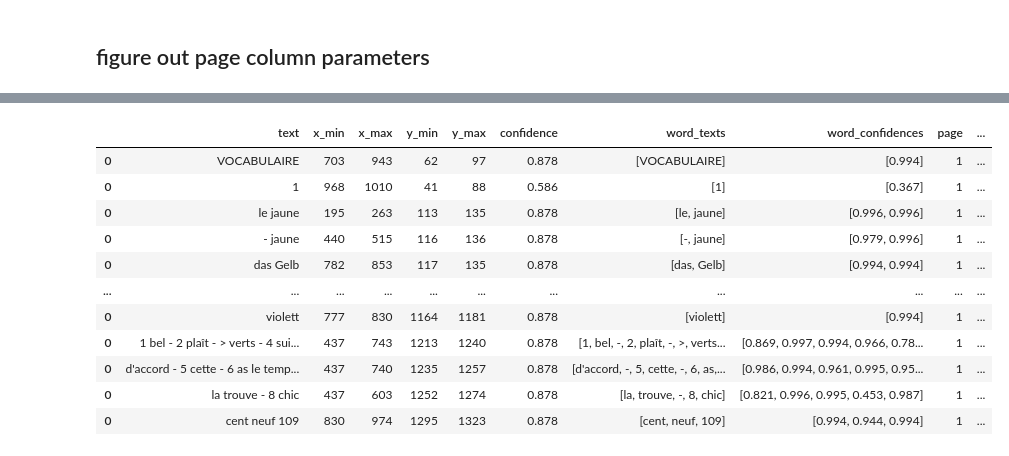
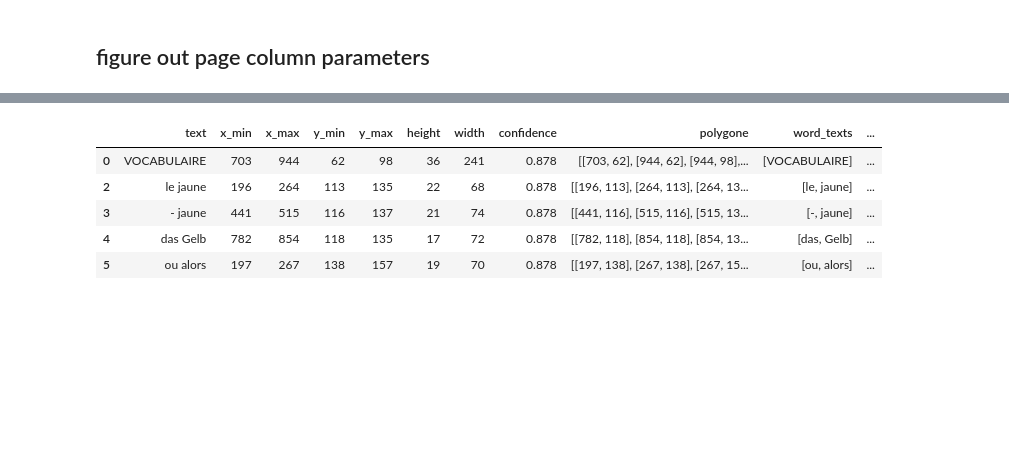
Before and after one commit to Dr-Nuke/voki, a Jupyter notebook: notebooks/voki.ipynb, the cells around one changed output, grey strips where cells are left out. Drawn from its saved outputs; the diff is of its cells as text; code cells hidden in the pictures; blank space fills up the shorter version.

```diff
--- a/notebooks/voki.ipynb
+++ b/notebooks/voki.ipynb
@@ -138,24 +157,28 @@ page_height,page_width,n_channels = im.shape
 line_thickness = 2
 
 props = {'left':
-         {'x':[170,220,450],
+         {'x':[170,260,5000],
           'col':(0, 128, 128)},
          'right':
-         {'x':[750,810,1000],
+         {'x':[750,850,1050],
           'col':(128, 0, 128)},
          'center':
-         {'x':[410,460,800],
+         {'x':[410,500,850],
           'col':(128, 128, 128)}
         }
 
 canvas_start = (170,100)
-canvas_end = (1050,1400)
+canvas_end = (1050,1300)
 canvas_color = (0,0,128)
 
-im = cv2.rectangle(im, canvas_start, canvas_end, canvas_color, line_thickness)
+labels = ['french','german','sentence']
+delta_median = 10
+
+im = cv2.rectangle(im, canvas_start, canvas_end, (200,200,0), line_thickness)
 
 for prop,vals in props.items():
     for x in vals['x']:
+        # im = cv2.line(im, (x, canvas_start[1]), (x, canvas_end[1]), vals['col'], thickness=line_thickness)
         im = cv2.line(im, (x, canvas_start[1]), (x, canvas_end[1]), vals['col'], thickness=line_thickness)
-
-myimshow(im)
+im_boxes = deepcopy(im)
+# myimshow(im)
@@ -166,37 +227,56 @@ def page_data_to_df(data)
 # %%
+show_pages = 45
 
-for i, image in enumerate(image_list[:1]):
+dfs=[]
+for i, (image,data_processed) in enumerate(zip(image_list,results)):
     # get data for one page
     data = getpage(data_raw,i)
-    w_inch=data['width']
-    h_inch=data['height']
-    im=deepcopy(image)
-    im = np.array(im)
-    im = im[:, :, ::-1].copy()
+#     w_inch=data['width']
+#     h_inch=data['height']
+    im = data_processed['im']
     h_pix ,w_pix,_ = im.shape
 
-    dfs = []
     # go through all lines and record the coordinates
     for j,line in enumerate(data['lines']):
         df_dict = {}
-        box_points = box_to_polygon(line['bounding_box'],w_inch,h_inch,w_pix,h_pix)
-
+        box_points = data_processed['line_polygons'][j]
+        x_min = np.min(box_points[:,0])
+        x_max = np.max(box_points[:,0])
+        y_min = np.min(box_points[:,1])
+        y_max = np.max(box_points[:,1])
         df_dict = {'text': [line['text']],
-                   'x_min' : [np.min(box_points[:,0])],
-                   'x_max': [np.max(box_points[:,0])],
-                   'y_min': [np.min(box_points[:,1])],
-                   'y_max': [np.max(box_points[:,1])],
+                   'x_min' : [x_min],
+                   'x_max': [x_max],
+                   'y_min': [y_min],
+                   'y_max': [y_max],
+                   'height': [y_max - y_min],
+                   'width': [x_max - x_min],
                    'confidence': [line['appearance']['style']['confidence']],
+                   'polygone': [box_points],
                    'word_texts': [[word['text'] for word in line['words']]],
                    'word_confidences': [[word['confidence'] for word in line['words']]],
-
-                   'page': data['page'],
-                   'page_angle': data['angle'],
-                   'page': data['page'],
+                   'page': [data['page']],
+                   'page_angle': [data['angle']],
+                   'words':[line['words']],
                    }
         dfs.append(pd.DataFrame(df_dict))
 
+df = pd.concat(dfs).reset_index(drop=True)
+df["id"] = df.index
 
-df = pd.concat(dfs)
-df
+# identify right column / french words
+df = df[df['text'].str.len()>1] # single chars
+# df = df[df['width']<400] # too long lines
+df = df[df['y_max']<canvas_end[1]]
+df = identify_french_voki(df,props['left'])
+df = identify_german_voki(df,props['right'])
+df = identify_sentence(df,props['center'])
+df['label']=df[labels].dot(df[labels].columns)
+# df = clean_df_1(df)
+
+
+#check that no field was double labeled
+print('unique language check')
+print(df[['french','german','sentence']].sum(axis=1).value_counts())
+df.head()
 # %% [output]
@@ -203,12 +287,6 @@ df
-|  | text | x_min | x_max | y_min | y_max | confidence | word_texts | word_confidences | page | ... |
-| 0 | VOCABULAIRE | 703 | 943 | 62 | 97 | 0.878 | [VOCABULAIRE] | [0.994] | 1 | ... |
-| 0 | 1 | 968 | 1010 | 41 | 88 | 0.586 | [1] | [0.367] | 1 | ... |
-| 0 | le jaune | 195 | 263 | 113 | 135 | 0.878 | [le, jaune] | [0.996, 0.996] | 1 | ... |
-| 0 | - jaune | 440 | 515 | 116 | 136 | 0.878 | [-, jaune] | [0.979, 0.996] | 1 | ... |
-| 0 | das Gelb | 782 | 853 | 117 | 135 | 0.878 | [das, Gelb] | [0.994, 0.994] | 1 | ... |
-| ... | ... | ... | ... | ... | ... | ... | ... | ... | ... | ... |
-| 0 | violett | 777 | 830 | 1164 | 1181 | 0.878 | [violett] | [0.994] | 1 | ... |
-| 0 | 1 bel - 2 plaît - > verts - 4 sui... | 437 | 743 | 1213 | 1240 | 0.878 | [1, bel, -, 2, plaît, -, >, verts... | [0.869, 0.997, 0.994, 0.966, 0.78... | 1 | ... |
-| 0 | d'accord - 5 cette - 6 as le temp... | 437 | 740 | 1235 | 1257 | 0.878 | [d'accord, -, 5, cette, -, 6, as,... | [0.986, 0.994, 0.961, 0.995, 0.95... | 1 | ... |
-| 0 | la trouve - 8 chic | 437 | 603 | 1252 | 1274 | 0.878 | [la, trouve, -, 8, chic] | [0.821, 0.996, 0.995, 0.453, 0.987] | 1 | ... |
-| 0 | cent neuf 109 | 830 | 974 | 1295 | 1323 | 0.878 | [cent, neuf, 109] | [0.994, 0.944, 0.994] | 1 | ... |
+|  | text | x_min | x_max | y_min | y_max | height | width | confidence | polygone | word_texts | ... |
+| 0 | VOCABULAIRE | 703 | 944 | 62 | 98 | 36 | 241 | 0.878 | [[703, 62], [944, 62], [944, 98],... | [VOCABULAIRE] | ... |
+| 2 | le jaune | 196 | 264 | 113 | 135 | 22 | 68 | 0.878 | [[196, 113], [264, 113], [264, 13... | [le, jaune] | ... |
+| 3 | - jaune | 441 | 515 | 116 | 137 | 21 | 74 | 0.878 | [[441, 116], [515, 116], [515, 13... | [-, jaune] | ... |
+| 4 | das Gelb | 782 | 854 | 118 | 135 | 17 | 72 | 0.878 | [[782, 118], [854, 118], [854, 13... | [das, Gelb] | ... |
+| 5 | ou alors | 197 | 267 | 138 | 157 | 19 | 70 | 0.878 | [[197, 138], [267, 138], [267, 15... | [ou, alors] | ... |
```
Also changed, not shown: parts of 33 cells of this notebook, 1 other file.
